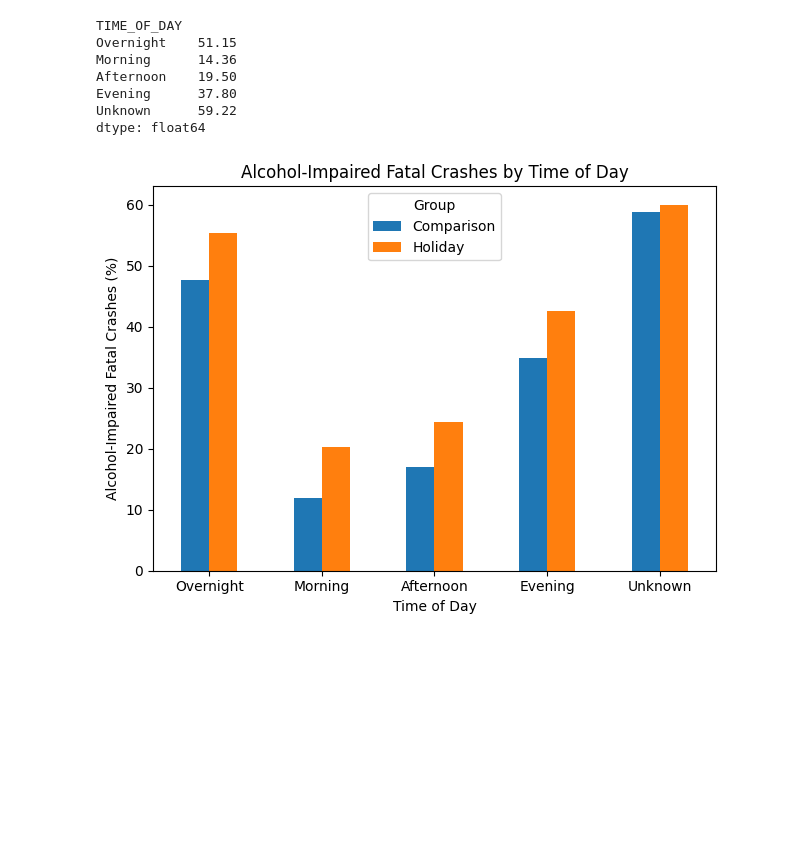
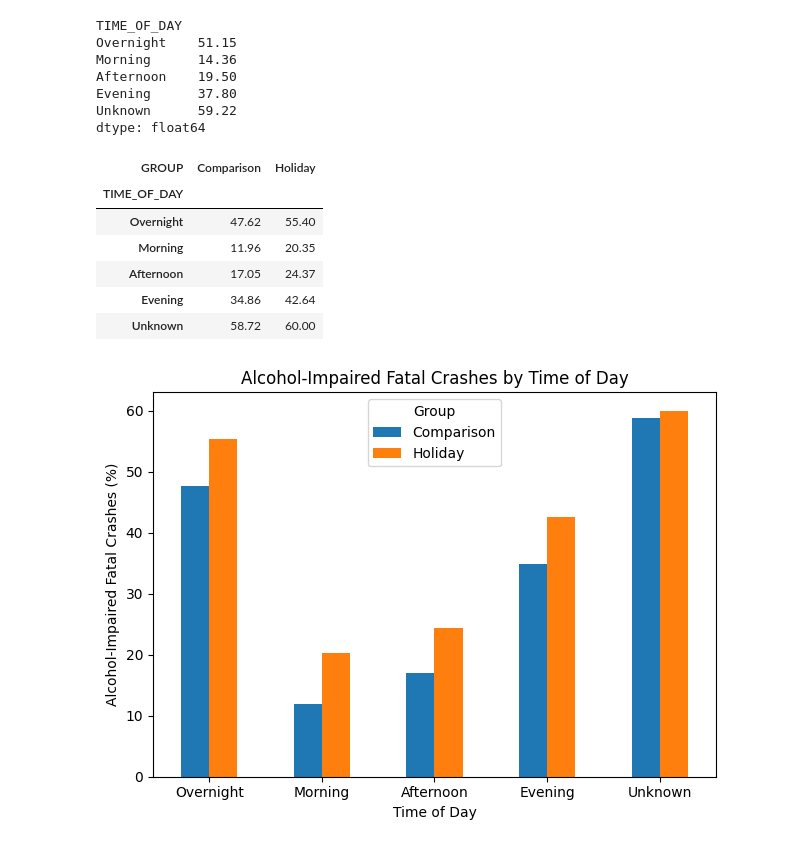
Before and after one commit to Prashriya/DS-325-Final-Project, a Jupyter notebook: FinalProject.ipynb, the cells around one changed output. Saved outputs shown, nothing was run; the diff lists cells and outputs as text; code cells hidden in the pictures; blank space fills up the shorter version.

```diff
--- a/FinalProject.ipynb
+++ b/FinalProject.ipynb
@@ -421,6 +421,25 @@ Afternoon    19.50
 Evening      37.80
 Unknown      59.22
 dtype: float64
+# %%
+rates_by_time_group = (
+    study_data
+    .groupby(["TIME_OF_DAY", "GROUP"], observed=True)[outcome_columns]
+    .mean()
+    .mean(axis=1)
+    .mul(100)
+    .unstack()
+)
+
+rates_by_time_group.round(2)
+# %% [output]
+| GROUP | Comparison | Holiday |
+| TIME_OF_DAY |  |  |
+| Overnight | 47.62 | 55.40 |
+| Morning | 11.96 | 20.35 |
+| Afternoon | 17.05 | 24.37 |
+| Evening | 34.86 | 42.64 |
+| Unknown | 58.72 | 60.00 |
 # %%
 rates_by_time_group.plot(
     kind="bar"
```
Also changed, not shown: 3 other files.
